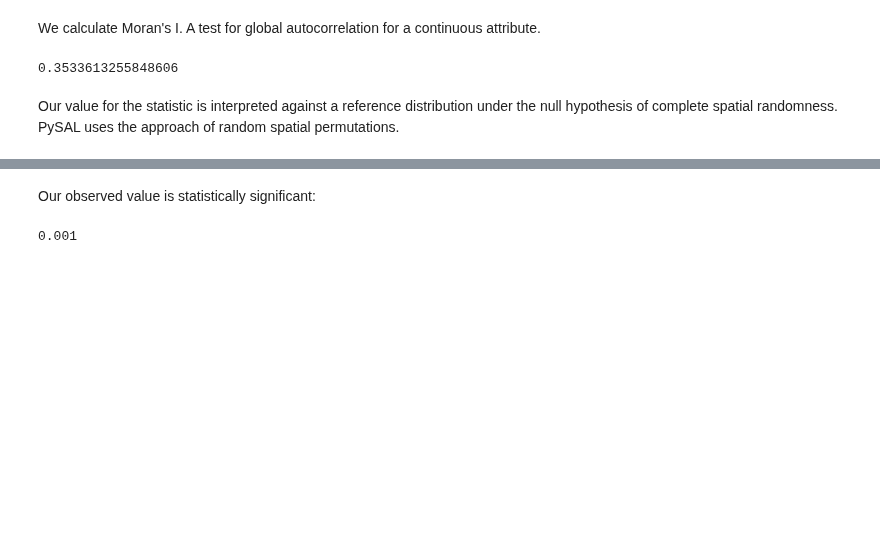
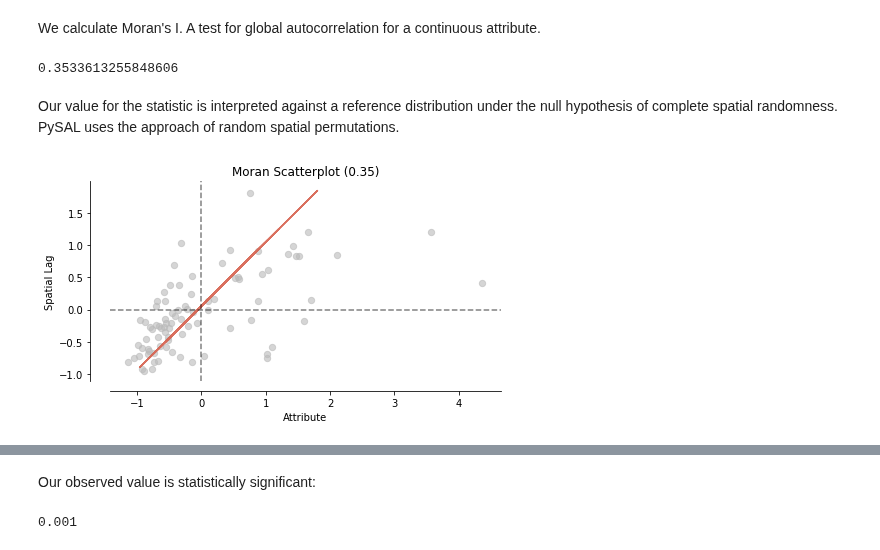
Before and after one commit to pysal/splot, a Jupyter notebook: notebooks/esda_morans_viz.ipynb, the cells around one changed output, grey strips where cells are left out. Saved outputs shown, nothing was run; the diff lists cells and outputs as text; code cells hidden in the pictures; blank space fills up the shorter version.

Commit message:
rerun `esda_morans_viz.ipynb` with new default settings

```diff
--- a/notebooks/esda_morans_viz.ipynb
+++ b/notebooks/esda_morans_viz.ipynb
@@ -52,3 +54,8 @@ Our value for the statistic is interpreted against a reference distribution unde
+# %%
+fig, ax = moran_scatterplot(moran, aspect_equal=True)
+plt.show()
+# %% [output]
+[figure, added]
 # %%
 from splot.esda import plot_moran
 
```
Also changed, not shown: parts of 11 cells of this notebook.
